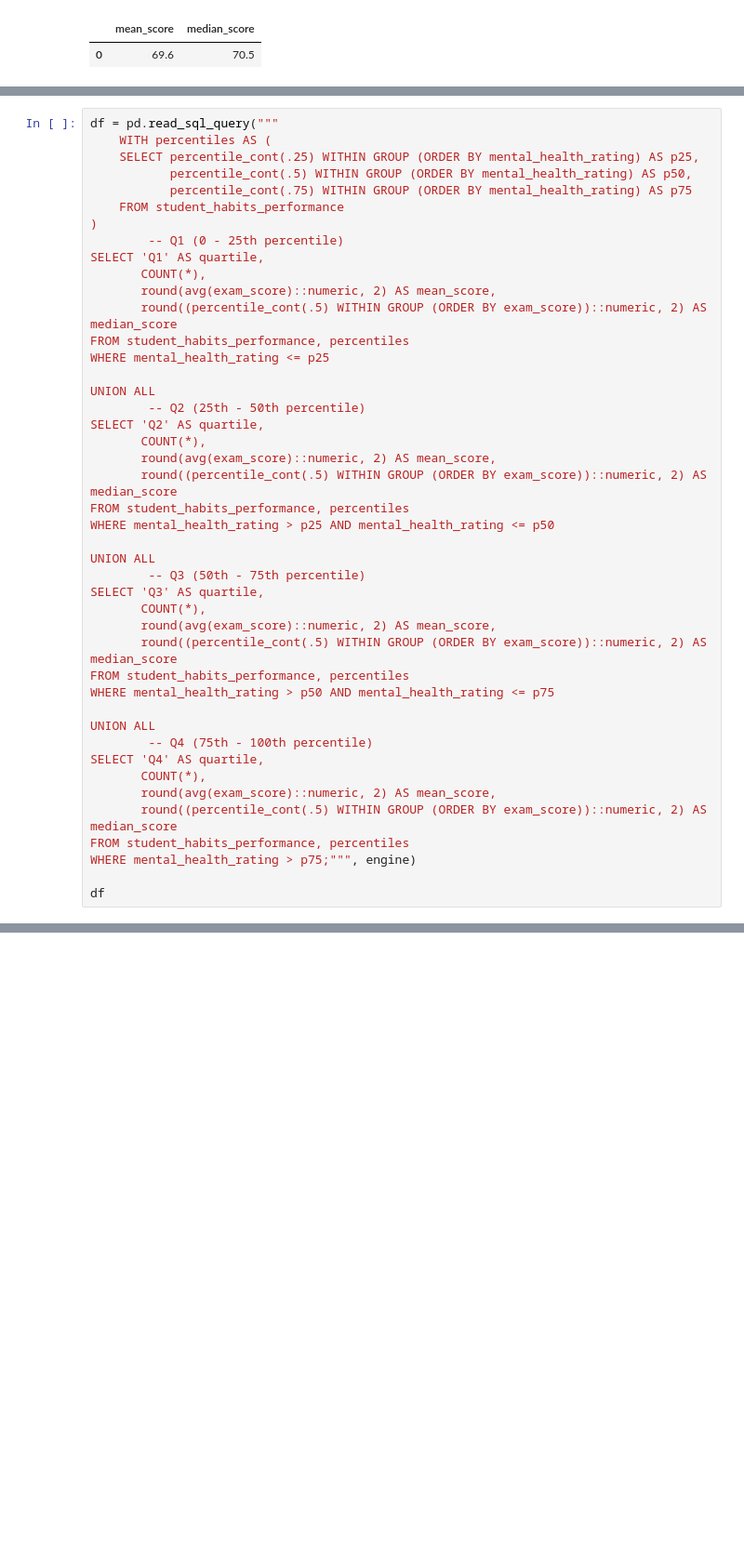
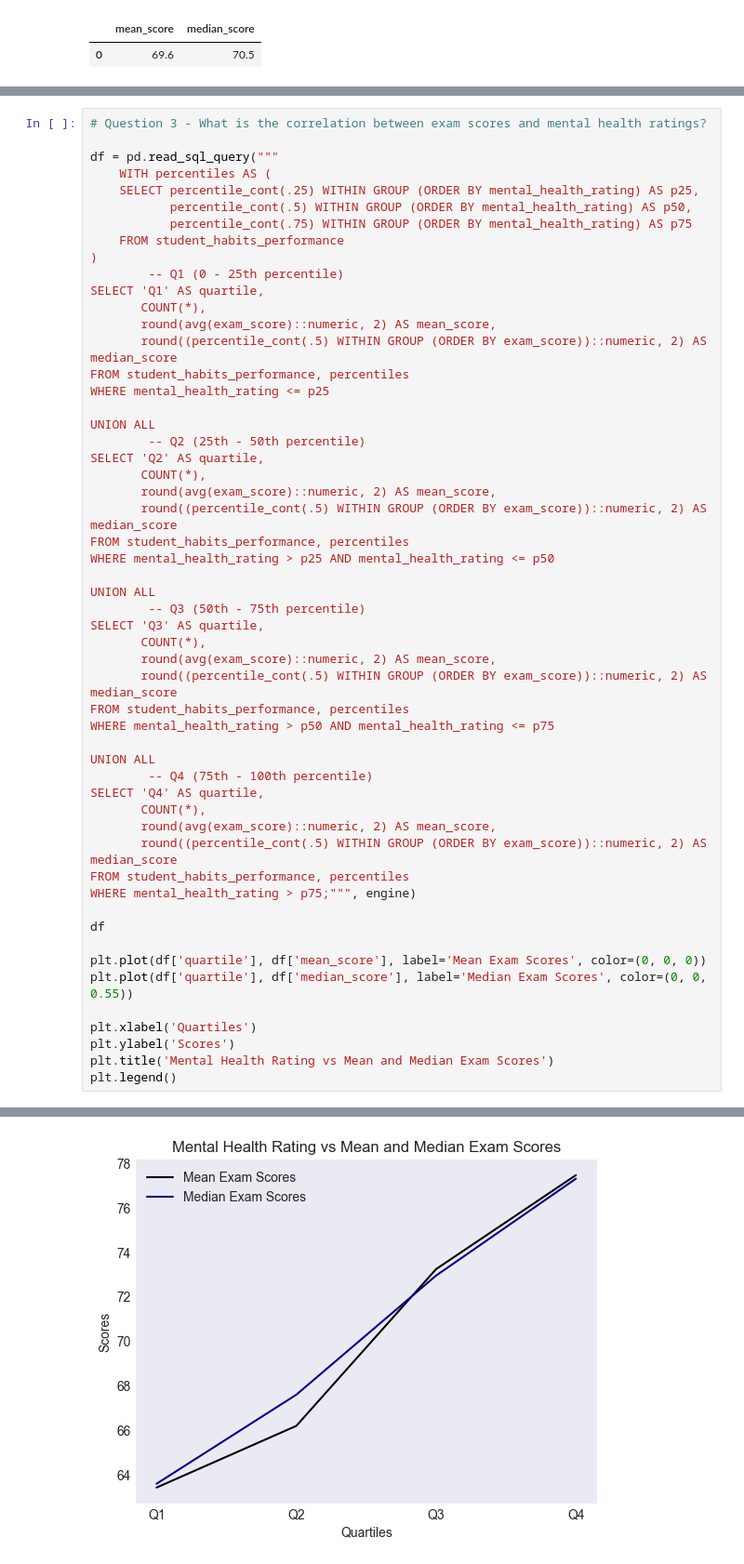
Before and after one commit to Nikhils-AI/student-performance-analysis, a Jupyter notebook: notebooks/student_performance_analysis.ipynb, the cells around one changed output, grey strips where cells are left out. Shown at 93% size. Drawn from its saved outputs; the diff is of its cells as text; blank space fills up the shorter version.

Commit message:
Finished plotting question 3

```diff
--- a/notebooks/student_performance_analysis.ipynb
+++ b/notebooks/student_performance_analysis.ipynb
@@ -82,6 +82,8 @@ plt.show()
 # %% [output]
 [figure]
 # %%
+# Question 3 - What is the correlation between exam scores and mental health ratings?
+
 df = pd.read_sql_query("""
     WITH percentiles AS (
 	SELECT percentile_cont(.25) WITHIN GROUP (ORDER BY mental_health_rating) AS p25,
@@ -125,4 +127,12 @@ FROM student_habits_performance, percentiles
 WHERE mental_health_rating > p75;""", engine)
 
 df
+
+plt.plot(df['quartile'], df['mean_score'], label='Mean Exam Scores', color=(0, 0, 0))
+plt.plot(df['quartile'], df['median_score'], label='Median Exam Scores', color=(0, 0, 0.55))
+
+plt.xlabel('Quartiles')
+plt.ylabel('Scores')
+plt.title('Mental Health Rating vs Mean and Median Exam Scores')
+plt.legend()
 # %% [output]
@@ -133,0 +140 @@ df
+[figure, added]
```
Also changed, not shown: parts of 2 cells of this notebook.
